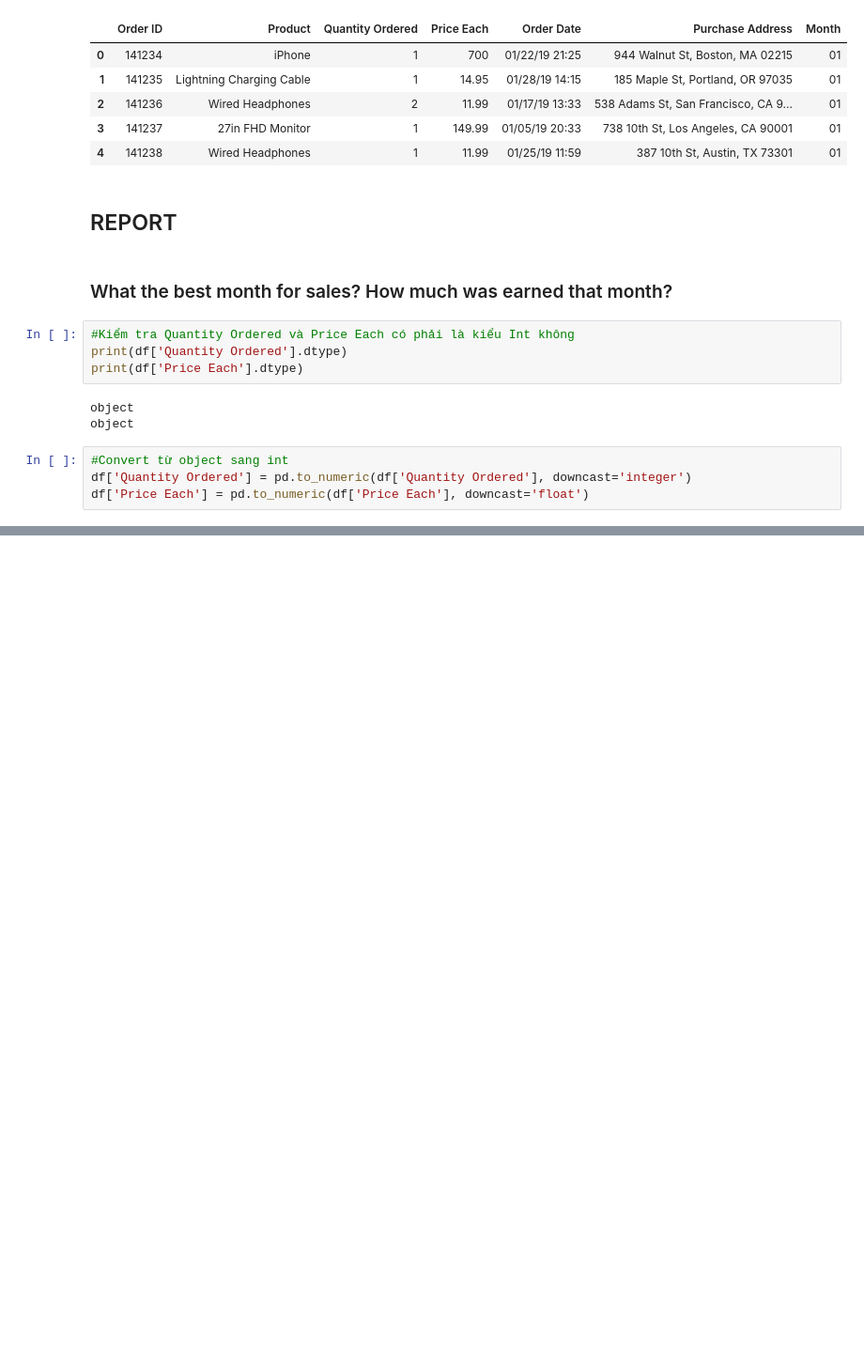
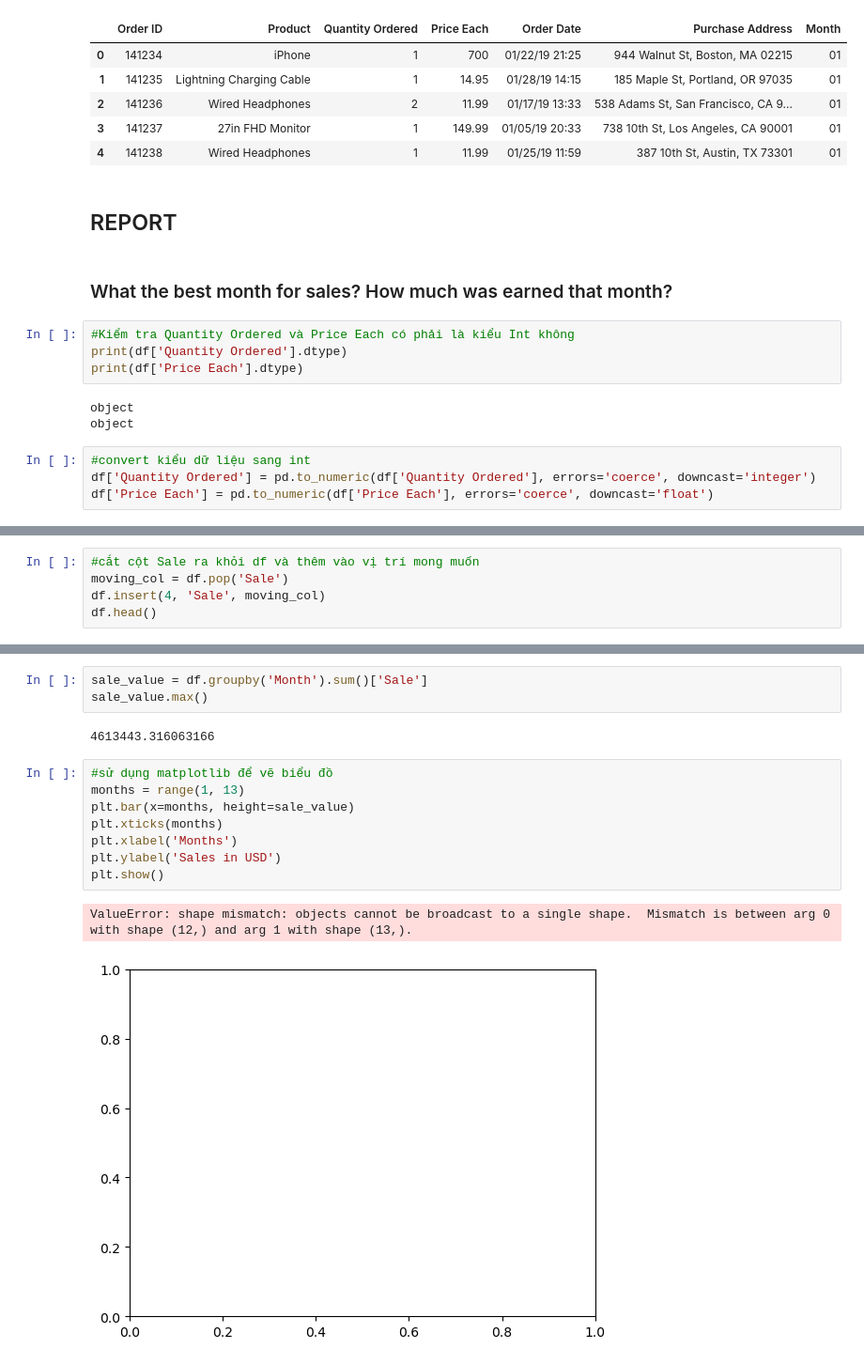
Before and after one commit to vuduchoainam/Sale_RP, a Jupyter notebook: sale.ipynb, the cells around one changed output, grey strips where cells are left out. Shown at 94% size. Cells and saved outputs as stored; diff of their text form; blank space fills up the shorter version.

Commit message:
#day3withpython: fix bug and use matplotlib

```diff
--- a/sale.ipynb
+++ b/sale.ipynb
@@ -111,7 +112,7 @@ print(df['Price Each'].dtype)
 object
 object
 # %%
-#Convert từ object sang int
-df['Quantity Ordered'] = pd.to_numeric(df['Quantity Ordered'], downcast='integer')
-df['Price Each'] = pd.to_numeric(df['Price Each'], downcast='float')
+#convert kiểu dữ liệu sang int
+df['Quantity Ordered'] = pd.to_numeric(df['Quantity Ordered'], errors='coerce', downcast='integer')
+df['Price Each'] = pd.to_numeric(df['Price Each'], errors='coerce', downcast='float')
 # %% [output]
@@ -124,0 +145,5 @@ TypeError: can't multiply sequence by non-int of type 'str'
+# %%
+#cắt cột Sale ra khỏi df và thêm vào vị trí mong muốn
+moving_col = df.pop('Sale')
+df.insert(4, 'Sale', moving_col)
+df.head()
@@ -124,0 +176,16 @@ TypeError: can't multiply sequence by non-int of type 'str'
+# %%
+sale_value = df.groupby('Month').sum()['Sale']
+sale_value.max()
+# %% [output]
+4613443.316063166
+# %%
+#sử dụng matplotlib để vẽ biểu đồ
+months = range(1, 13)
+plt.bar(x=months, height=sale_value)
+plt.xticks(months)
+plt.xlabel('Months')
+plt.ylabel('Sales in USD')
+plt.show()
+# %% [output]
+ValueError: shape mismatch: objects cannot be broadcast to a single shape.  Mismatch is between arg 0 with shape (12,) and arg 1 with shape (13,).
+[figure, added]
```
Also changed, not shown: parts of 6 cells of this notebook.
